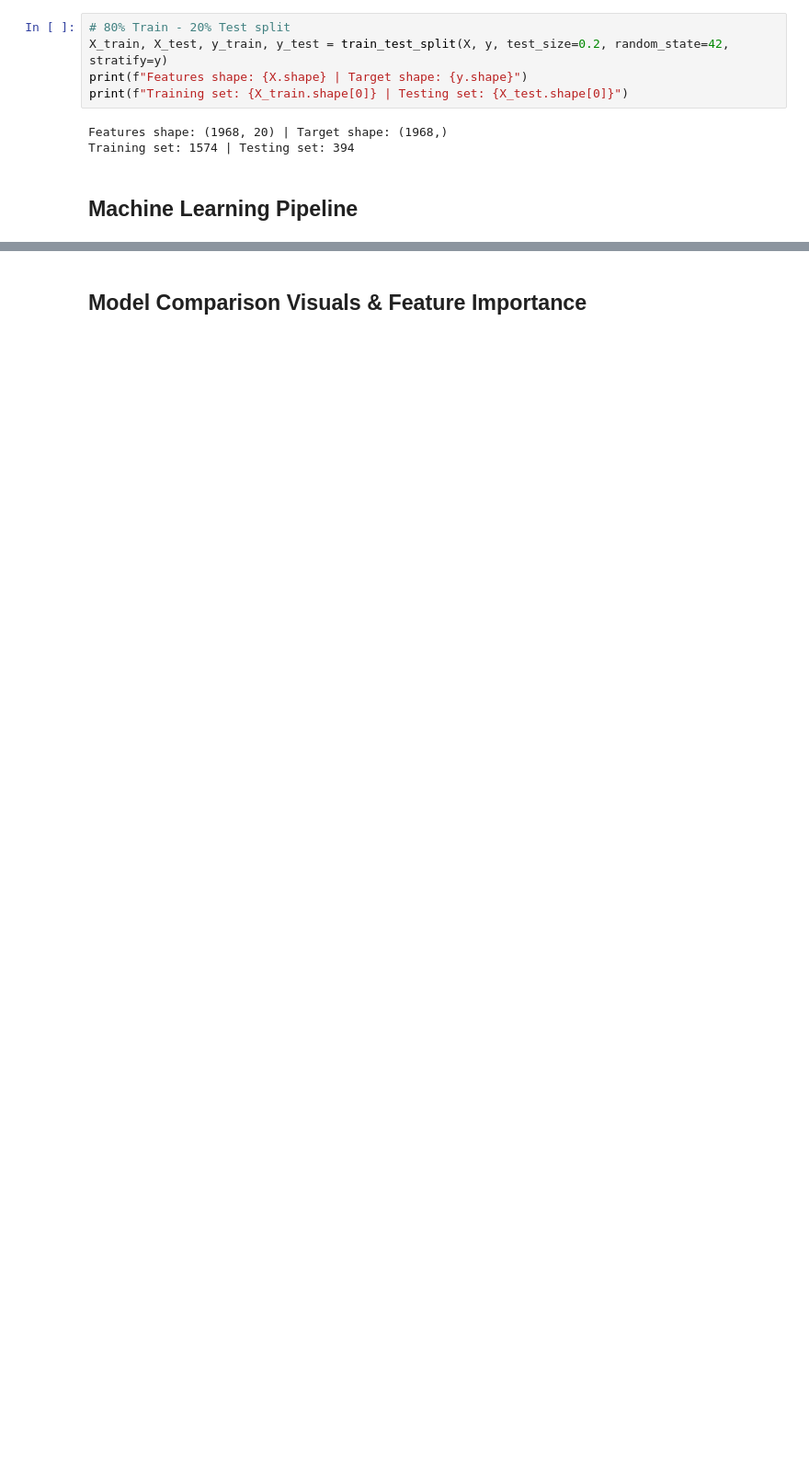
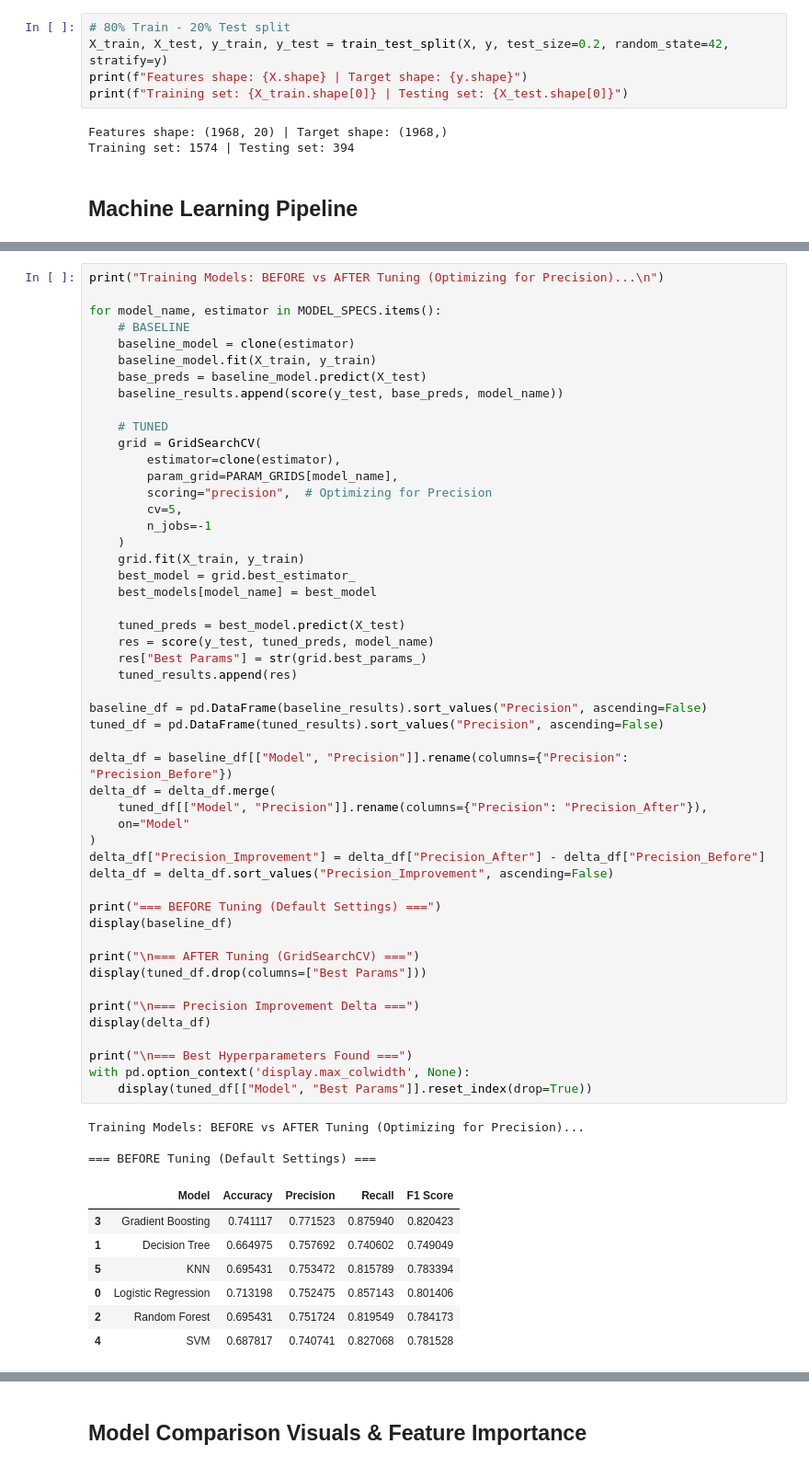
Before and after one commit to nabilhasan01/CSE-445-Project, a Jupyter notebook: ml_project.ipynb, the cells around one changed output, grey strips where cells are left out. Shown at 92% size. Cells and saved outputs as stored; diff of their text form; blank space fills up the shorter version.

```diff
--- a/ml_project.ipynb
+++ b/ml_project.ipynb
@@ -378,0 +355,61 @@ Training and Tuning 6 Models via GridSearchCV (Optimizing for Precision)
+# %%
+print("Training Models: BEFORE vs AFTER Tuning (Optimizing for Precision)...\n")
+
+for model_name, estimator in MODEL_SPECS.items():
+    # BASELINE
+    baseline_model = clone(estimator)
+    baseline_model.fit(X_train, y_train)
+    base_preds = baseline_model.predict(X_test)
+    baseline_results.append(score(y_test, base_preds, model_name))
+
+    # TUNED
+    grid = GridSearchCV(
+        estimator=clone(estimator),
+        param_grid=PARAM_GRIDS[model_name],
+        scoring="precision",  # Optimizing for Precision
+        cv=5,
+        n_jobs=-1
+    )
+    grid.fit(X_train, y_train)
+    best_model = grid.best_estimator_
+    best_models[model_name] = best_model
+
+    tuned_preds = best_model.predict(X_test)
+    res = score(y_test, tuned_preds, model_name)
+    res["Best Params"] = str(grid.best_params_)
+    tuned_results.append(res)
+
+baseline_df = pd.DataFrame(baseline_results).sort_values("Precision", ascending=False)
+tuned_df = pd.DataFrame(tuned_results).sort_values("Precision", ascending=False)
+
+delta_df = baseline_df[["Model", "Precision"]].rename(columns={"Precision": "Precision_Before"})
+delta_df = delta_df.merge(
+    tuned_df[["Model", "Precision"]].rename(columns={"Precision": "Precision_After"}),
+    on="Model"
+)
+delta_df["Precision_Improvement"] = delta_df["Precision_After"] - delta_df["Precision_Before"]
+delta_df = delta_df.sort_values("Precision_Improvement", ascending=False)
+
+print("=== BEFORE Tuning (Default Settings) ===")
+display(baseline_df)
+
+print("\n=== AFTER Tuning (GridSearchCV) ===")
+display(tuned_df.drop(columns=["Best Params"]))
+
+print("\n=== Precision Improvement Delta ===")
+display(delta_df)
+
+print("\n=== Best Hyperparameters Found ===")
+with pd.option_context('display.max_colwidth', None):
+    display(tuned_df[["Model", "Best Params"]].reset_index(drop=True))
+# %% [output]
+Training Models: BEFORE vs AFTER Tuning (Optimizing for Precision)...
+
+=== BEFORE Tuning (Default Settings) ===
+|  | Model | Accuracy | Precision | Recall | F1 Score |
+| 3 | Gradient Boosting | 0.741117 | 0.771523 | 0.875940 | 0.820423 |
+| 1 | Decision Tree | 0.664975 | 0.757692 | 0.740602 | 0.749049 |
+| 5 | KNN | 0.695431 | 0.753472 | 0.815789 | 0.783394 |
+| 0 | Logistic Regression | 0.713198 | 0.752475 | 0.857143 | 0.801406 |
+| 2 | Random Forest | 0.695431 | 0.751724 | 0.819549 | 0.784173 |
+| 4 | SVM | 0.687817 | 0.740741 | 0.827068 | 0.781528 |
```
Also changed, not shown: parts of 6 cells of this notebook.
